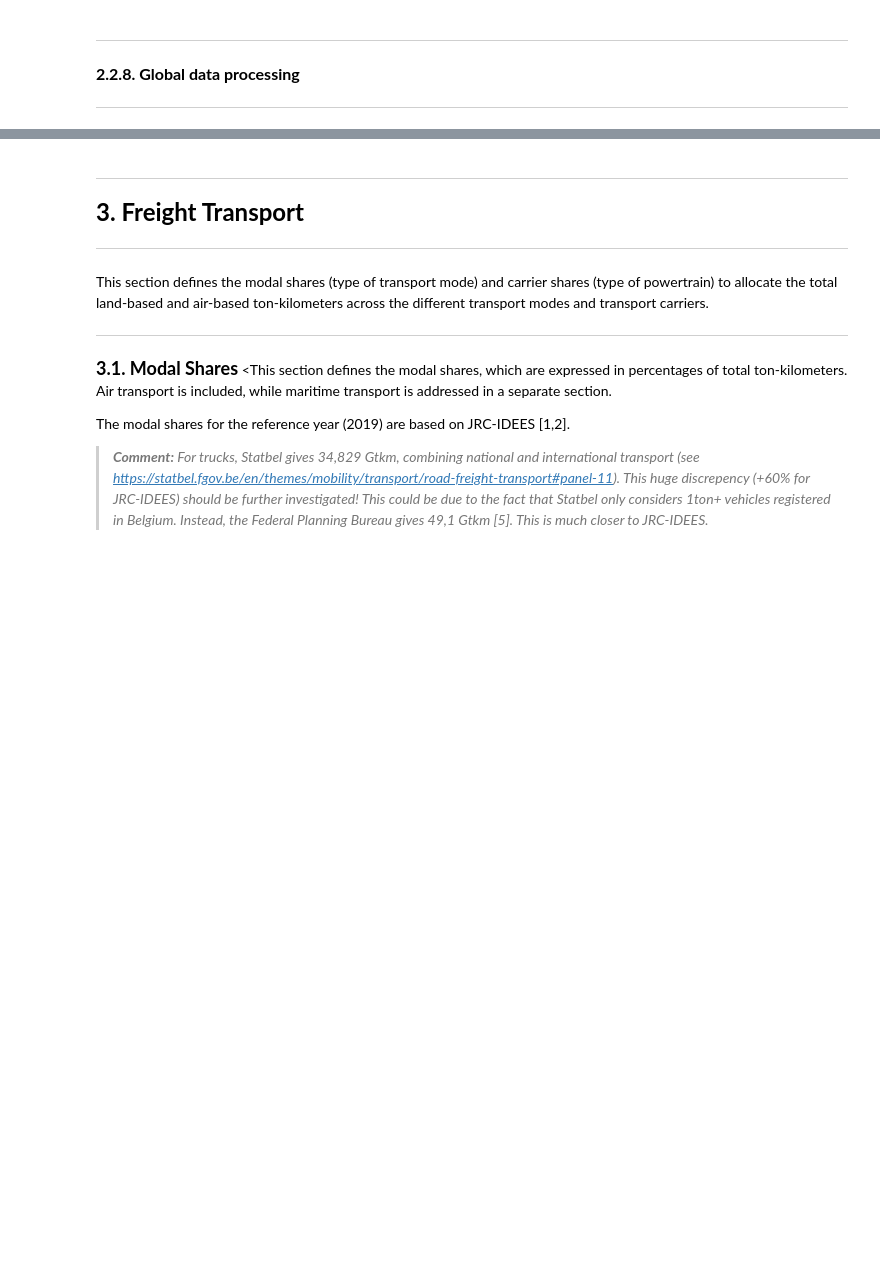
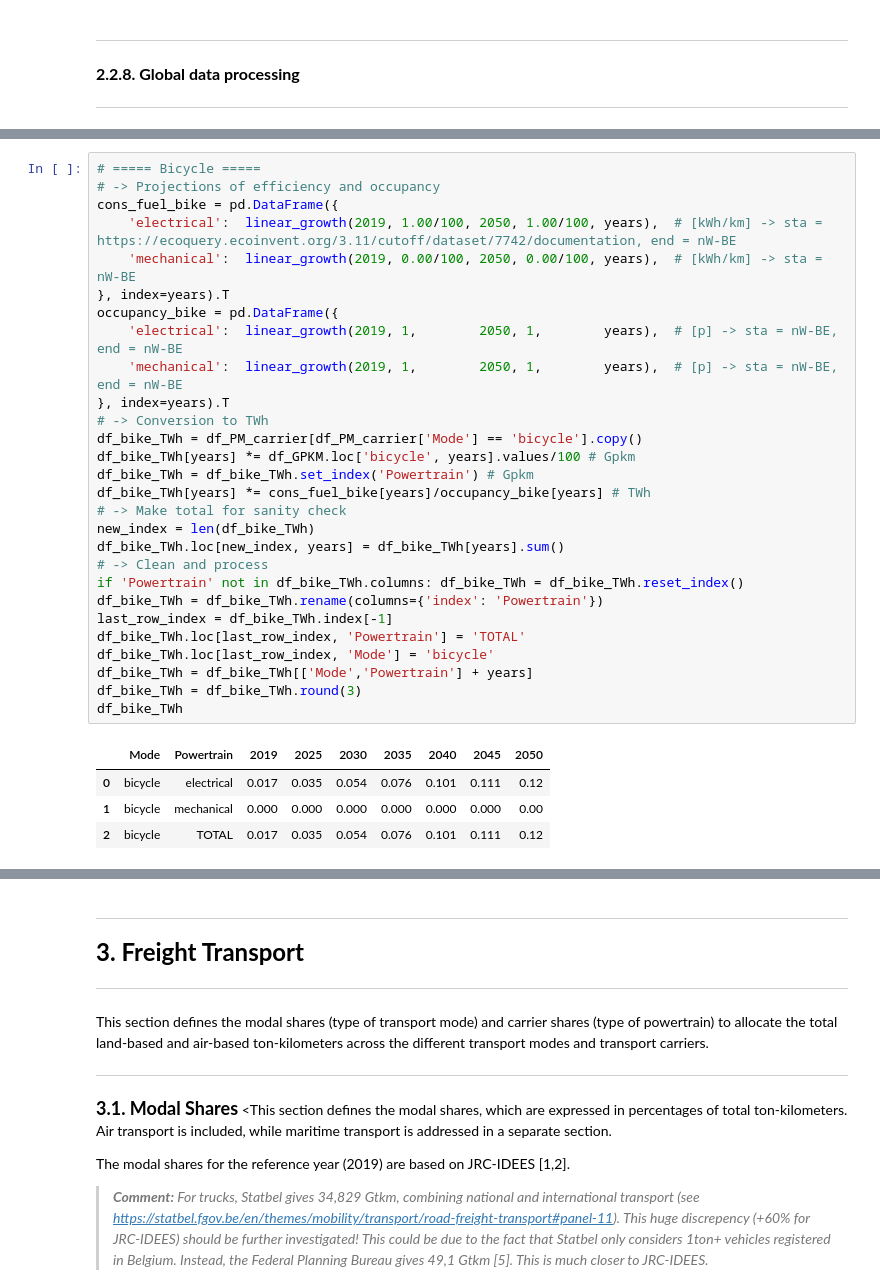
Before and after one commit to laterrea/negaWatt-BE, a Jupyter notebook: demand_model_transports_nW-BE_update.ipynb, the cells around one changed output, grey strips where cells are left out. Saved outputs shown, nothing was run; the diff lists cells and outputs as text; blank space fills up the shorter version.

```diff
--- a/demand_model_transports_nW-BE_update.ipynb
+++ b/demand_model_transports_nW-BE_update.ipynb
@@ -966,0 +965,33 @@ if post_process:
+# %%
+# ===== Bicycle =====
+# -> Projections of efficiency and occupancy
+cons_fuel_bike = pd.DataFrame({
+    'electrical':  linear_growth(2019, 1.00/100, 2050, 1.00/100, years),  # [kWh/km] -> sta = https://ecoquery.ecoinvent.org/3.11/cutoff/dataset/7742/documentation, end = nW-BE
+    'mechanical':  linear_growth(2019, 0.00/100, 2050, 0.00/100, years),  # [kWh/km] -> sta = nW-BE
+}, index=years).T
+occupancy_bike = pd.DataFrame({
+    'electrical':  linear_growth(2019, 1,        2050, 1,        years),  # [p] -> sta = nW-BE, end = nW-BE
+    'mechanical':  linear_growth(2019, 1,        2050, 1,        years),  # [p] -> sta = nW-BE, end = nW-BE
+}, index=years).T
+# -> Conversion to TWh
+df_bike_TWh = df_PM_carrier[df_PM_carrier['Mode'] == 'bicycle'].copy()
+df_bike_TWh[years] *= df_GPKM.loc['bicycle', years].values/100 # Gpkm
+df_bike_TWh = df_bike_TWh.set_index('Powertrain') # Gpkm
+df_bike_TWh[years] *= cons_fuel_bike[years]/occupancy_bike[years] # TWh
+# -> Make total for sanity check
+new_index = len(df_bike_TWh)
+df_bike_TWh.loc[new_index, years] = df_bike_TWh[years].sum()
+# -> Clean and process
+if 'Powertrain' not in df_bike_TWh.columns: df_bike_TWh = df_bike_TWh.reset_index()
+df_bike_TWh = df_bike_TWh.rename(columns={'index': 'Powertrain'})
+last_row_index = df_bike_TWh.index[-1]
+df_bike_TWh.loc[last_row_index, 'Powertrain'] = 'TOTAL'
+df_bike_TWh.loc[last_row_index, 'Mode'] = 'bicycle'
+df_bike_TWh = df_bike_TWh[['Mode','Powertrain'] + years]
+df_bike_TWh = df_bike_TWh.round(3)
+df_bike_TWh
+# %% [output]
+|  | Mode | Powertrain | 2019 | 2025 | 2030 | 2035 | 2040 | 2045 | 2050 |
+| 0 | bicycle | electrical | 0.017 | 0.035 | 0.054 | 0.076 | 0.101 | 0.111 | 0.12 |
+| 1 | bicycle | mechanical | 0.000 | 0.000 | 0.000 | 0.000 | 0.000 | 0.000 | 0.00 |
+| 2 | bicycle | TOTAL | 0.017 | 0.035 | 0.054 | 0.076 | 0.101 | 0.111 | 0.12 |
```
Also changed, not shown: parts of 41 cells of this notebook, 2 other files.
